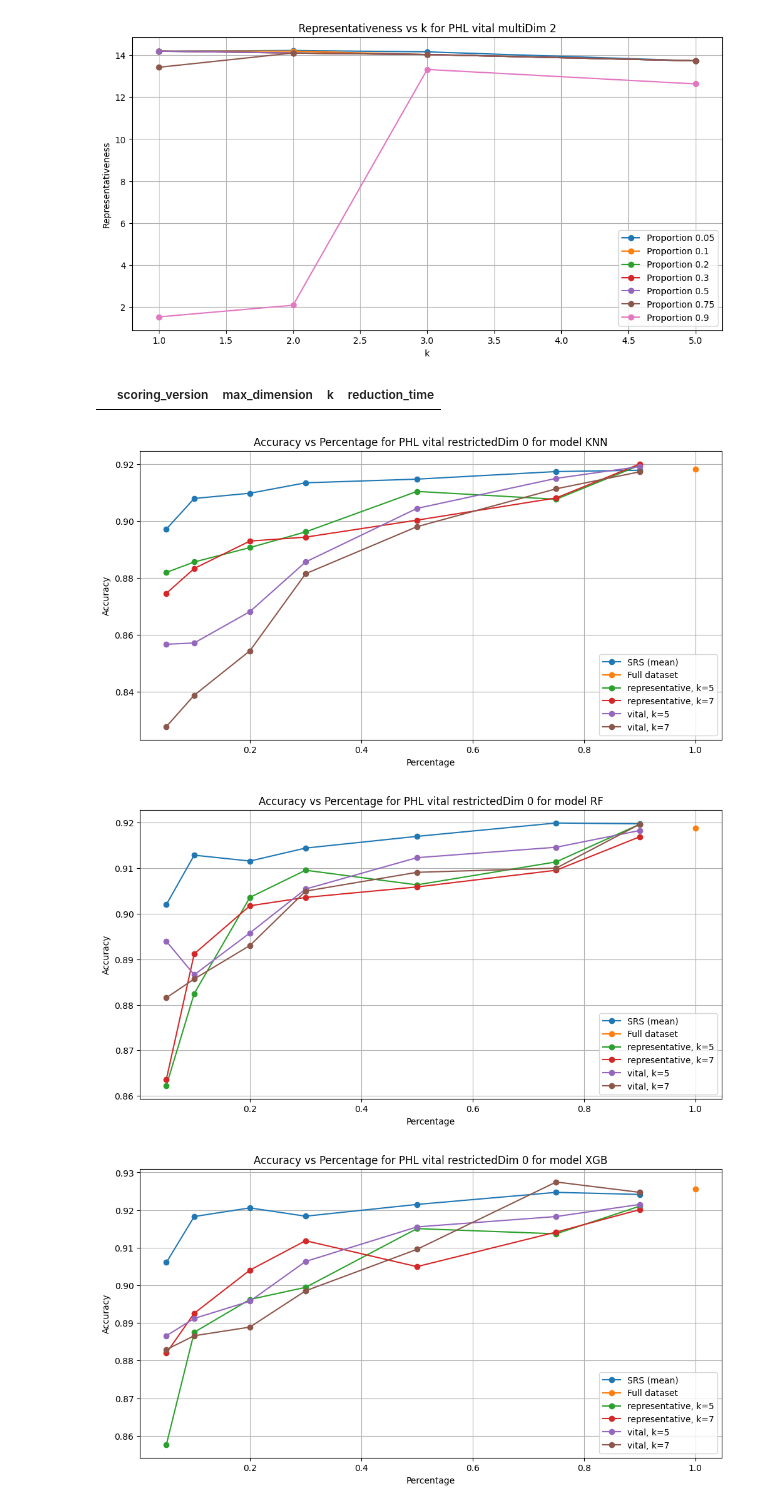
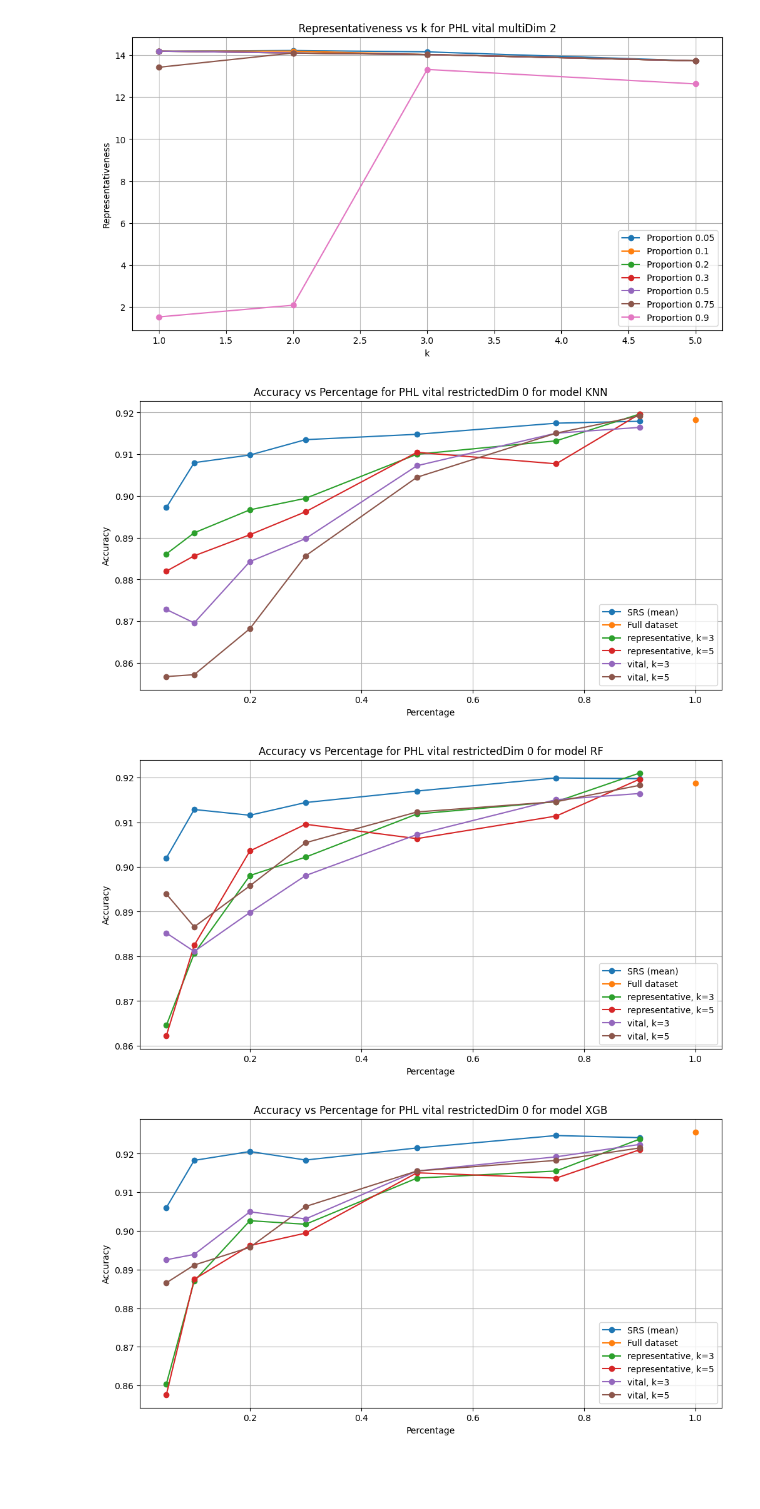
Before and after one commit to santimndez/PHL_for_instance_selection, a Jupyter notebook: src/notebooks/phl_experiment_analysis.ipynb, the cells around one changed output. Saved outputs shown, nothing was run; the diff lists cells and outputs as text; code cells hidden in the pictures; blank space fills up the shorter version.

```diff
--- a/src/notebooks/phl_experiment_analysis.ipynb
+++ b/src/notebooks/phl_experiment_analysis.ipynb
@@ -283,0 +285,37 @@ plt.show()
+# %%
+for dimension, scoring_version in phl_results[['max_dimension', 'dimensions']].drop_duplicates().values:
+        # Get reduction time vs k averaged by model
+        mean_reduction_time_phl = (
+            phl_results[
+                (phl_results['dimensions'] == scoring_version) &
+                (phl_results['max_dimension'] == dimension)
+            ]
+            .groupby(['k'])['reduction_time']
+            .mean()
+            .reset_index()
+        )
+
+        # Show time vs k
+        plt.figure(figsize=(12, 6))
+        plt.plot(
+            mean_reduction_time_phl['k'],
+            mean_reduction_time_phl['reduction_time'], marker='o'
+        )
+        # plot horizontal line at 0.5 seconds
+        plt.axhline(y=baseline_results['training_time'].max(), color='r', linestyle='--', label='Max training time with full dataset')
+        plt.title(f'Reduction time vs k for PHL {scoring_version} {dimension}')
+        plt.xlabel('k')
+        plt.ylabel('Time (s)')
+        # plt.yscale('log')
+        plt.legend()
+        plt.grid()
+        # plt.savefig(f'{results_folder}/reduction_time_vs_k_{mode}_{scoring_version}_{dimension}.png')
+        plt.show()
+
+        df_mean_reduction_time = pd.concat([
+            df_mean_reduction_time,
+            mean_reduction_time_phl.assign(
+                scoring_version=scoring_version,
+                max_dimension=dimension
+            )
+        ], ignore_index=True)
@@ -399,15 +423,11 @@ for mode in phl_results['mode'].unique():
 [figure]
 [figure]
 [figure]
-# %%
-df_mean_reduction_time
-# %% [output]
-|  | scoring_version | max_dimension | k | reduction_time |
 # %%
 # Plot accuracy vs percentage for selected k, representative and vital modes
 scoring_version = 'restrictedDim'
 dimension = 0
-selected_ks = [5, 7]
+selected_ks = [3, 5]
 for model_name in phl_results['model'].unique():
     plt.figure(figsize=(12, 6))
     plt.plot(srs_results[srs_results['model'] == model_name]['percentage'],
@@ -416,36 +436,36 @@ for model_name in phl_results['model'].unique():
     plt.plot([1.0],
              baseline_results[baseline_results['model'] == model_name]['accuracy'],
              label=f'Full dataset', marker='o')
     for mode in phl_results['mode'].unique():
         for k in selected_ks:
             plt.plot(
                 phl_results[
                     (phl_results['model'] == model_name) &
                     (phl_results['mode'] == mode) &
                     (phl_results['dimensions'] == scoring_version) &
                 (phl_results['max_dimension'] == dimension) &
                 (phl_results['k'] == k)
             ]['percentage'],
             phl_results[
                 (phl_results['model'] == model_name) &
                 (phl_results['mode'] == mode) &
                 (phl_results['dimensions'] == scoring_version) &
                 (phl_results['max_dimension'] == dimension) &
                 (phl_results['k'] == k)
             ]['accuracy'],
             label=f"{mode}, k={k}", marker='o'
         )
     plt.title(f'Accuracy vs Percentage for PHL {mode} {scoring_version} {dimension} for model {model_name}')
     plt.xlabel('Percentage')
     plt.ylabel('Accuracy')
     plt.legend()
     plt.grid()
     # plt.savefig(f'{results_folder}/accuracy_vs_percentage_{mode}_{scoring_version}_{dimension}.png')
     plt.show()
 # %% [output]
-[figure, old version]
+[figure, new version]
-[figure, old version]
+[figure, new version]
-[figure, old version]
+[figure, new version]
 # %%
 # Plot accuracy vs percentage for selected k, representative and vital modes
 scoring_version = 'restrictedDim'
```
Also changed, not shown: parts of 6 cells of this notebook, 5 other files.
